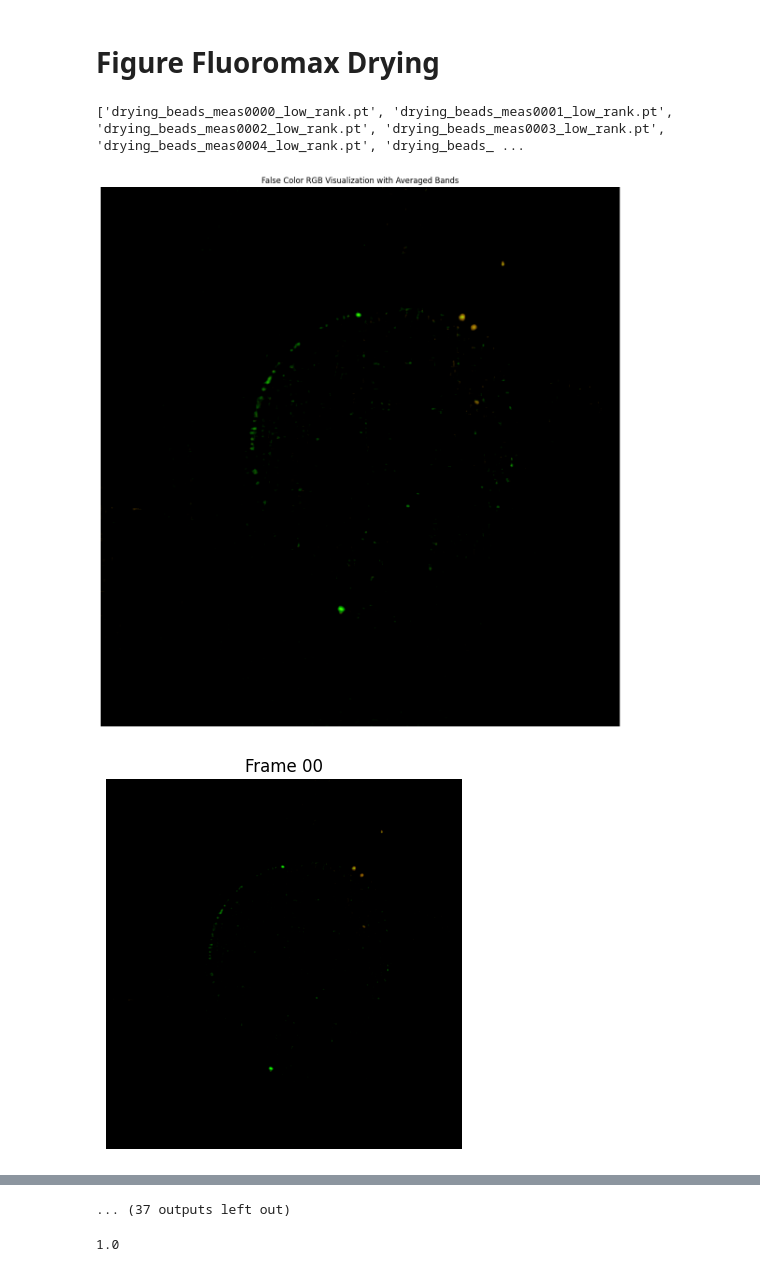
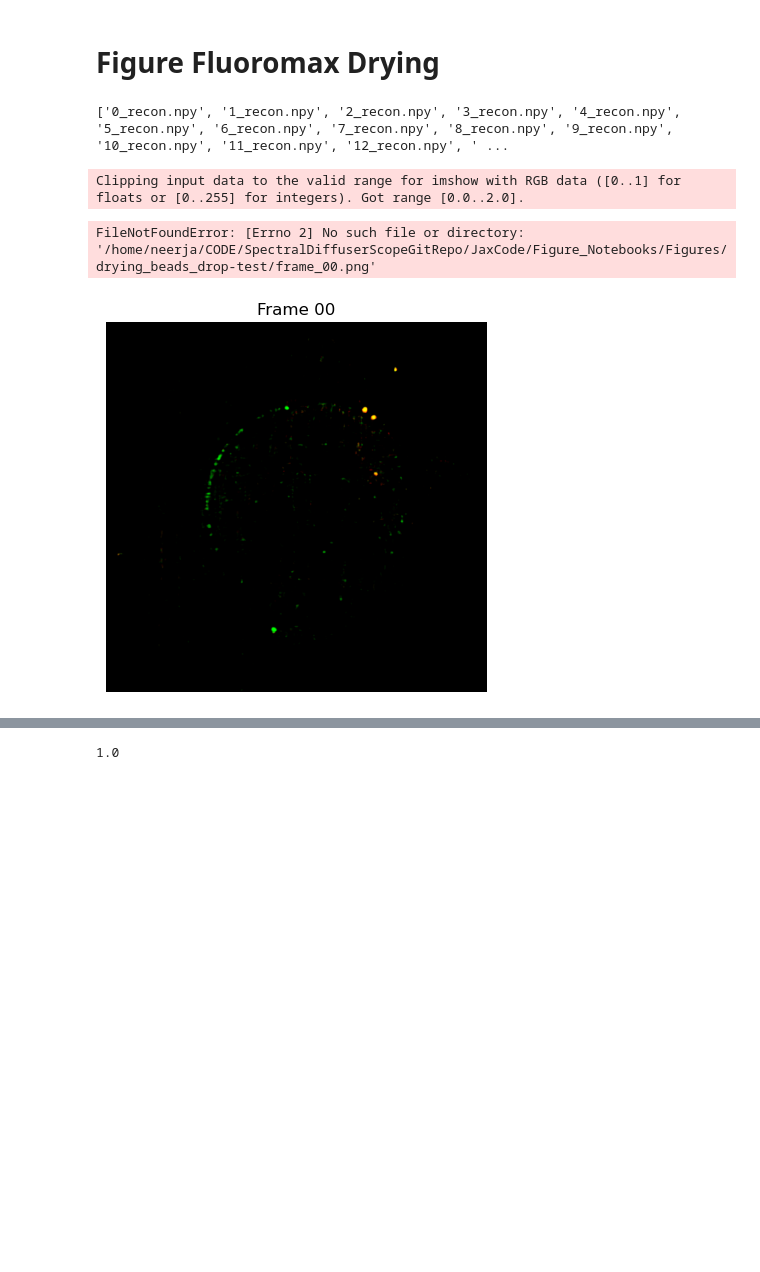
Before and after one commit to neerja/spectraldiffuserscope, a Jupyter notebook: JaxCode/Figure_Notebooks/fig_fluoromax_drying.ipynb, the cells around one changed output, grey strips where cells are left out. Saved outputs shown, nothing was run; the diff lists cells and outputs as text; code cells hidden in the pictures; blank space fills up the shorter version.

```diff
--- a/JaxCode/Figure_Notebooks/fig_fluoromax_drying.ipynb
+++ b/JaxCode/Figure_Notebooks/fig_fluoromax_drying.ipynb
@@ -13,28 +13,29 @@ import jax
 import sdc_config3 as sdc_np
 %run figures_util.py
 # %%
-datafolder = '../Results/drying_beads_drop2'
-save_loc = './Figures/drying_beads_drop2'
+datafolder = '../Results/FOM2024/drying_beads_drop'
+save_loc = './Figures/drying_beads_drop-test'
 wvmin = 450
 wvmax = 800
 wvstep = 6
 wavelengths = np.arange(wvmin,wvmax+wvstep,wvstep)
 
 files = os.listdir(datafolder)
 files.sort(key=lambda x: os.path.getctime(os.path.join(datafolder, x)))
 print(files)
 
 for k in range(len(files)):
-    xk = torch.load(os.path.join(datafolder, files[k]), map_location = 'cpu')
+    xk = np.load(os.path.join(datafolder, files[k]))
     false_color = color_visualize(xk, wavelengths)
-    plt.imshow(false_color**1.5)
+    plt.imshow(false_color**1.8*2)
     plt.axis('off')
     frame = 'Frame '+str(k).zfill(2)
     plt.title(frame)
     plt.savefig(save_loc+'/frame_'+str(k).zfill(2)+'.png')
     plt.show()
     plt.close()
 # %% [output]
-['drying_beads_meas0000_low_rank.pt', 'drying_beads_meas0001_low_rank.pt', 'drying_beads_meas0002_low_rank.pt', 'drying_beads_meas0003_low_rank.pt', 'drying_beads_meas0004_low_rank.pt', 'drying_beads_ ...
+['0_recon.npy', '1_recon.npy', '2_recon.npy', '3_recon.npy', '4_recon.npy', '5_recon.npy', '6_recon.npy', '7_recon.npy', '8_recon.npy', '9_recon.npy', '10_recon.npy', '11_recon.npy', '12_recon.npy', ' ...
+Clipping input data to the valid range for imshow with RGB data ([0..1] for floats or [0..255] for integers). Got range [0.0..2.0].
+FileNotFoundError: [Errno 2] No such file or directory: '/home/neerja/CODE/SpectralDiffuserScopeGitRepo/JaxCode/Figure_Notebooks/Figures/drying_beads_drop-test/frame_00.png'
-[figure, old version]
+[figure, new version]
-[figure, removed]
@@ -50,4 +42,3 @@ for k in range(len(files)):
-... (37 outputs left out)
 # %%
 plt.subplot(1,2,1)
 plt.imshow((false_color**1.5))
```
Also changed, not shown: parts of 1 cell of this notebook, 37 other files.
